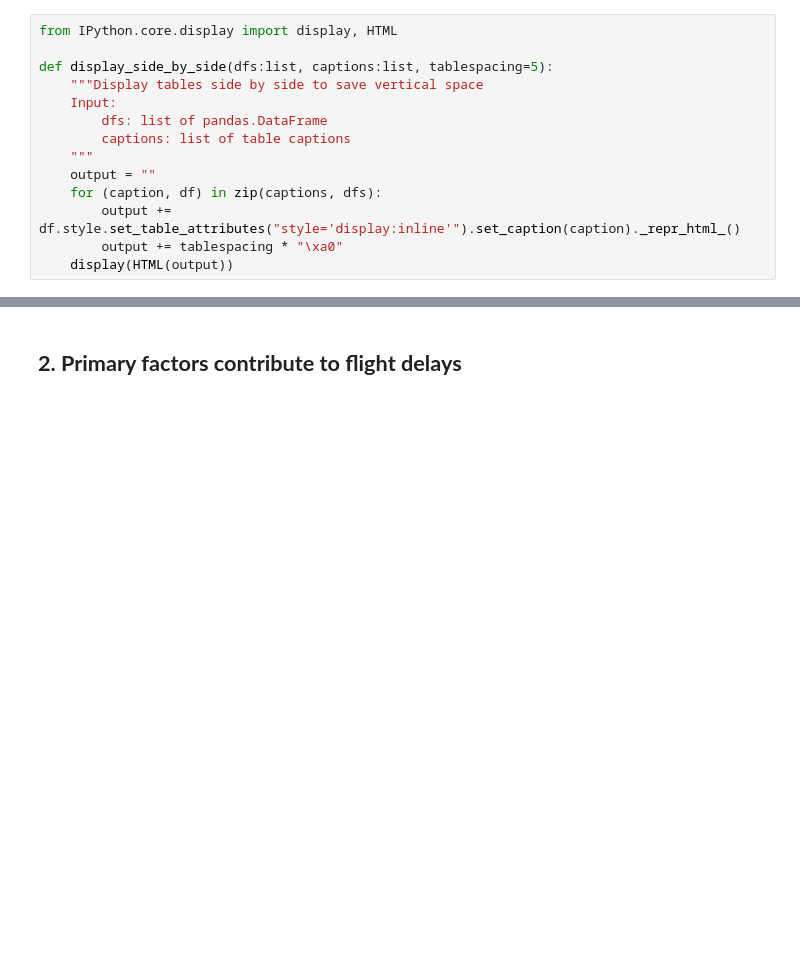
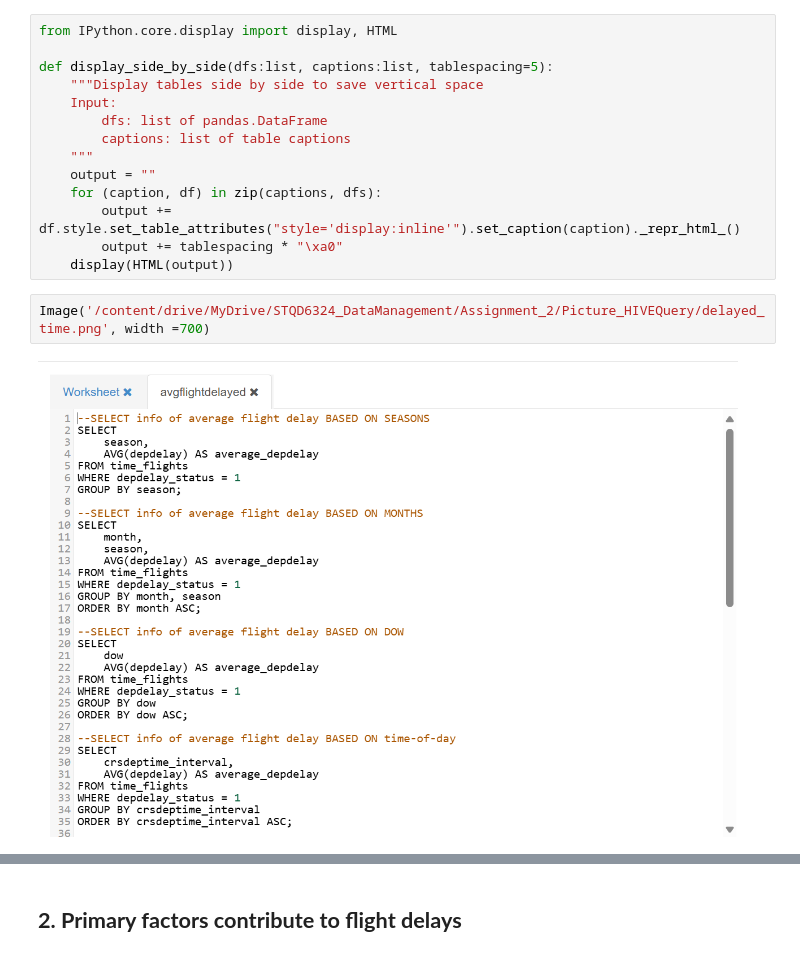
Before and after one commit to athirah-o/Airline_OnTime_Performance_Analysis, a Jupyter notebook: P129566_Assignment2.ipynb, the cells around one changed output, grey strips where cells are left out. Drawn from its saved outputs; the diff is of its cells as text; blank space fills up the shorter version.

```diff
--- a/P129566_Assignment2.ipynb
+++ b/P129566_Assignment2.ipynb
@@ -87,4 +107,8 @@ def display_side_by_side(dfs:list, captions:list, tablespacing=5):
         output += df.style.set_table_attributes("style='display:inline'").set_caption(caption)._repr_html_()
         output += tablespacing * "\xa0"
     display(HTML(output))
+# %%
+Image('/content/drive/MyDrive/STQD6324_DataManagement/Assignment_2/Picture_HIVEQuery/delayed_time.png', width =700)
+# %% [output]
+[figure, added]
 # %%
```
Also changed, not shown: parts of 24 cells of this notebook.
